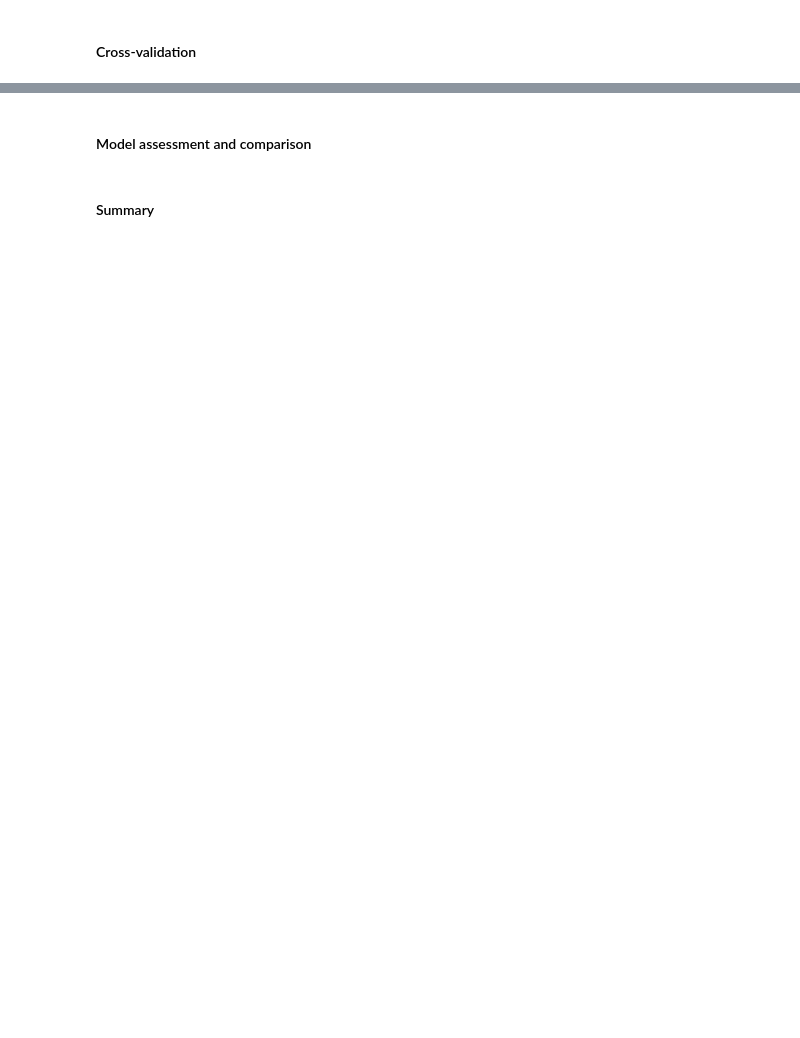
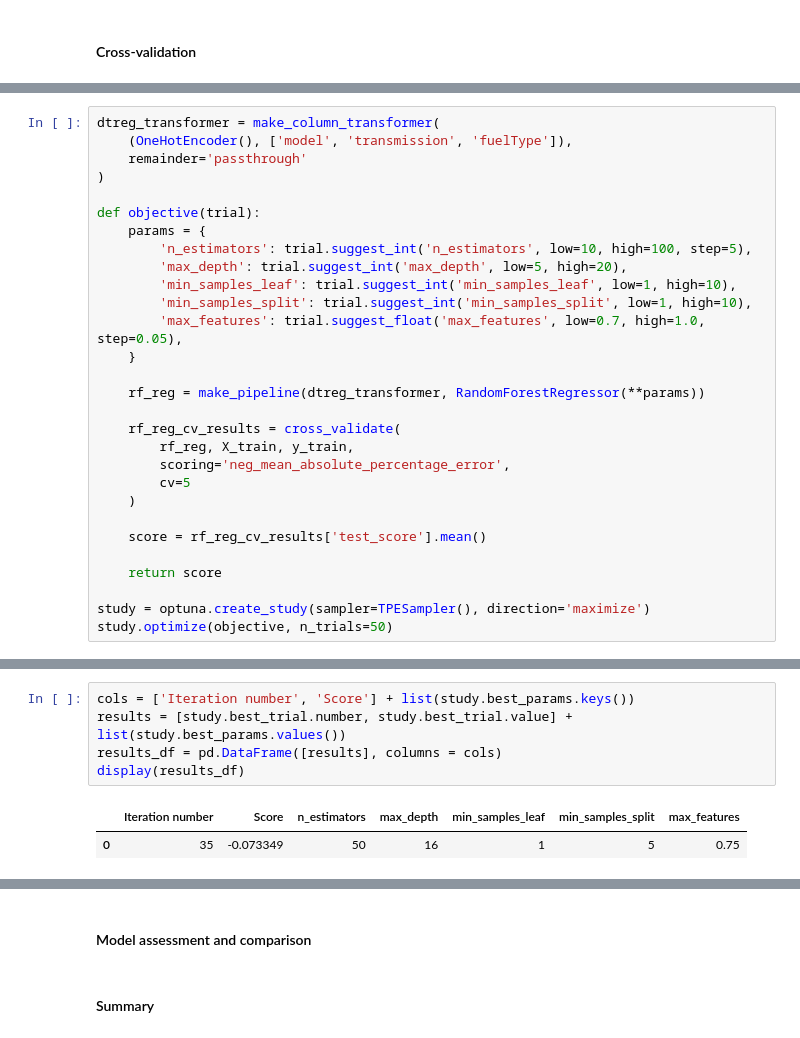
Before and after one commit to tjstarak/DSBA-ML2, a Jupyter notebook: code/regression.ipynb, the cells around one changed output, grey strips where cells are left out. Cells and saved outputs as stored; diff of their text form; blank space fills up the shorter version.

```diff
--- a/code/regression.ipynb
+++ b/code/regression.ipynb
@@ -121,0 +264,29 @@ Name: fuelType, dtype: int64
+# %%
+dtreg_transformer = make_column_transformer(
+    (OneHotEncoder(), ['model', 'transmission', 'fuelType']),
+    remainder='passthrough'
+)
+
+def objective(trial):
+    params = {
+        'n_estimators': trial.suggest_int('n_estimators', low=10, high=100, step=5),
+        'max_depth': trial.suggest_int('max_depth', low=5, high=20),
+        'min_samples_leaf': trial.suggest_int('min_samples_leaf', low=1, high=10),
+        'min_samples_split': trial.suggest_int('min_samples_split', low=1, high=10),
+        'max_features': trial.suggest_float('max_features', low=0.7, high=1.0, step=0.05),
+    }
+
+    rf_reg = make_pipeline(dtreg_transformer, RandomForestRegressor(**params))
+
+    rf_reg_cv_results = cross_validate(
+        rf_reg, X_train, y_train,
+        scoring='neg_mean_absolute_percentage_error',
+        cv=5
+    )
+
+    score = rf_reg_cv_results['test_score'].mean()
+
+    return score
+
+study = optuna.create_study(sampler=TPESampler(), direction='maximize')
+study.optimize(objective, n_trials=50)
@@ -121,0 +311,8 @@ Name: fuelType, dtype: int64
+# %%
+cols = ['Iteration number', 'Score'] + list(study.best_params.keys())
+results = [study.best_trial.number, study.best_trial.value] + list(study.best_params.values())
+results_df = pd.DataFrame([results], columns = cols)
+display(results_df)
+# %% [output]
+|  | Iteration number | Score | n_estimators | max_depth | min_samples_leaf | min_samples_split | max_features |
+| 0 | 35 | -0.073349 | 50 | 16 | 1 | 5 | 0.75 |
```
Also changed, not shown: parts of 24 cells of this notebook.
